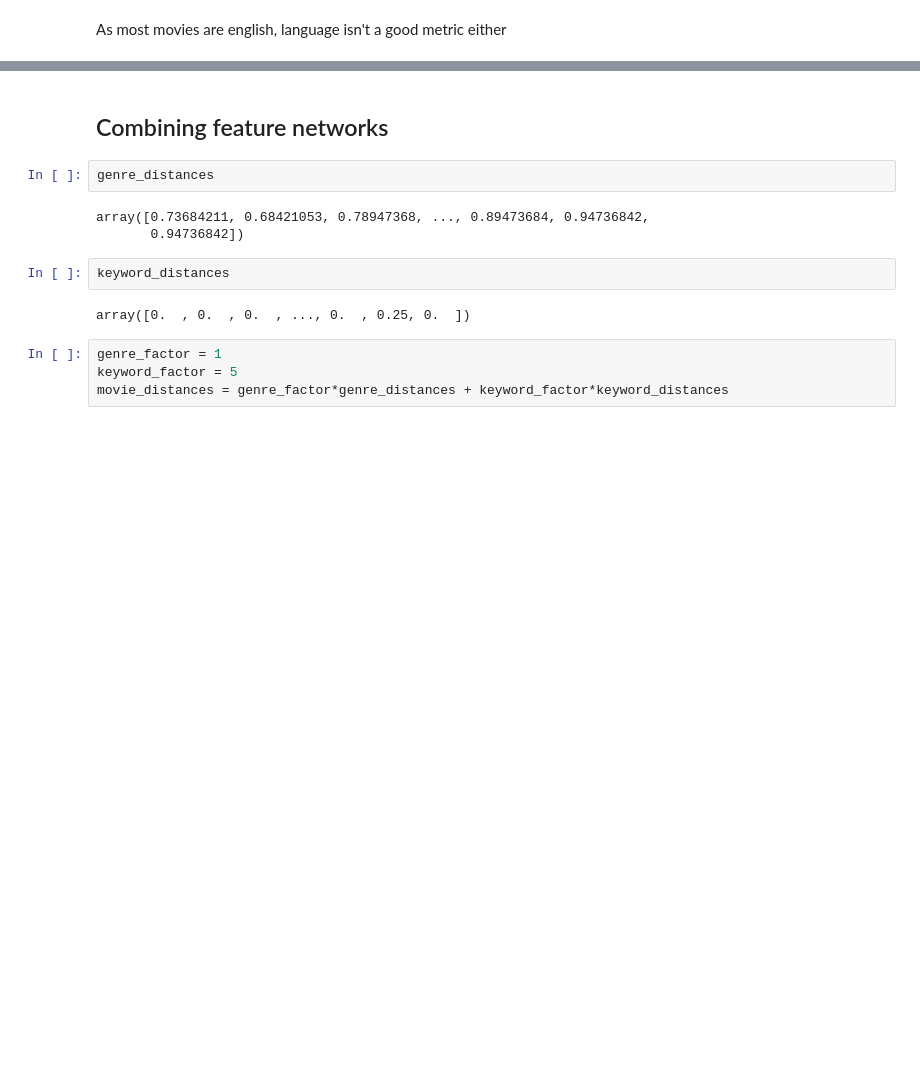
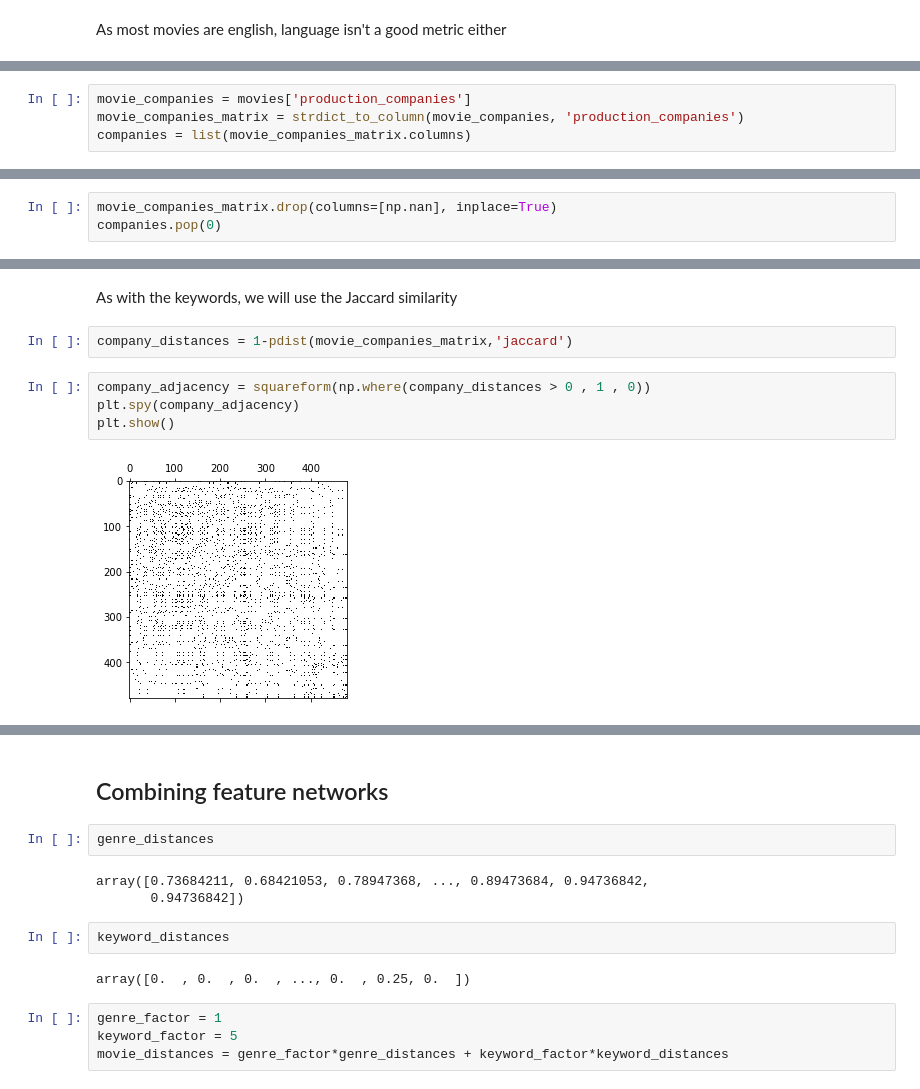
Before and after one commit to Lambo97/MovieRecommendation, a Jupyter notebook: src/movie_feature_network.ipynb, the cells around one changed output, grey strips where cells are left out. Saved outputs shown, nothing was run; the diff lists cells and outputs as text; blank space fills up the shorter version.

Commit message:
added production company similarity

```diff
--- a/src/movie_feature_network.ipynb
+++ b/src/movie_feature_network.ipynb
@@ -262,0 +320,4 @@ As most movies are english, language isn't a good metric either
+# %%
+movie_companies = movies['production_companies']
+movie_companies_matrix = strdict_to_column(movie_companies, 'production_companies')
+companies = list(movie_companies_matrix.columns)
@@ -262,0 +334,3 @@ As most movies are english, language isn't a good metric either
+# %%
+movie_companies_matrix.drop(columns=[np.nan], inplace=True)
+companies.pop(0)
@@ -262,0 +348,10 @@ As most movies are english, language isn't a good metric either
+# %% [markdown]
+As with the keywords, we will use the Jaccard similarity
+# %%
+company_distances = 1-pdist(movie_companies_matrix,'jaccard')
+# %%
+company_adjacency = squareform(np.where(company_distances > 0 , 1 , 0))
+plt.spy(company_adjacency)
+plt.show()
+# %% [output]
+[figure, added]
```
Also changed, not shown: parts of 24 cells of this notebook, 1 other file.
